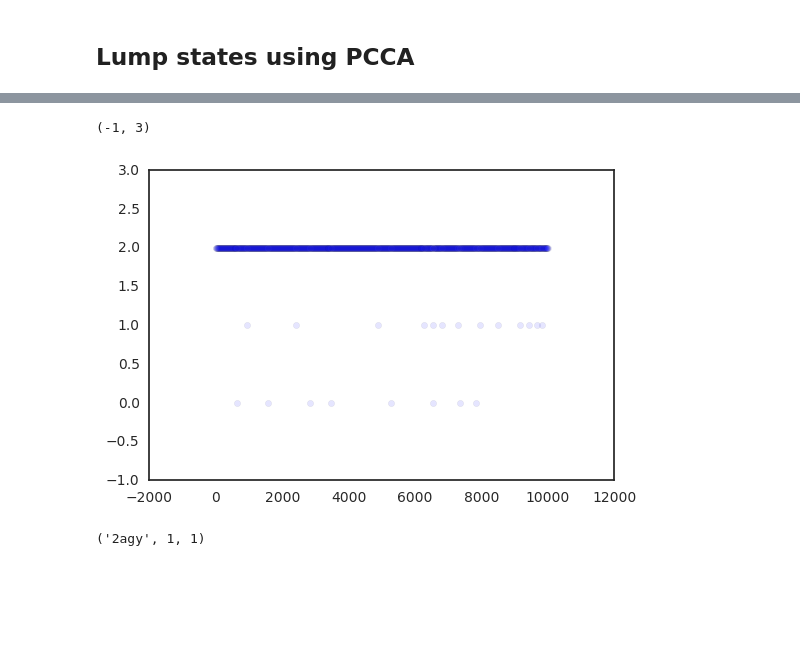
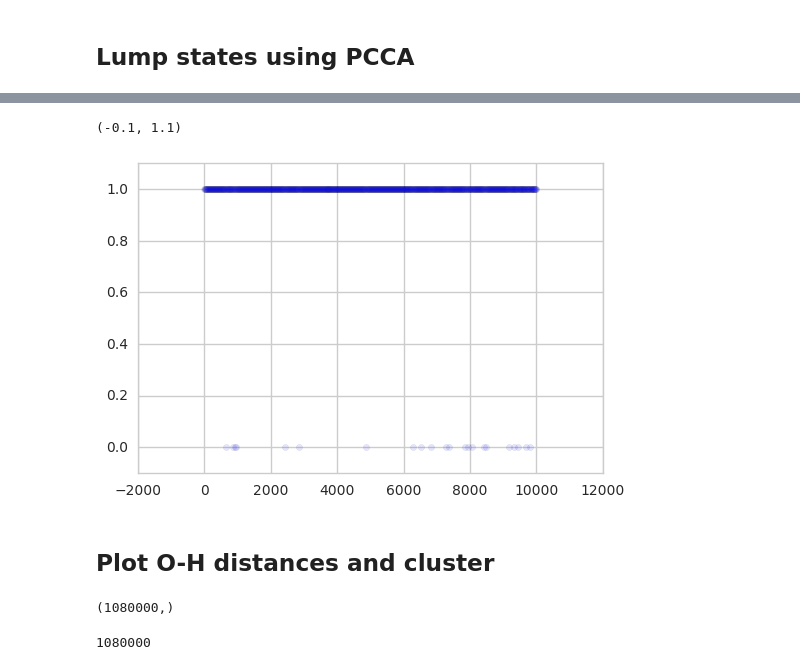
Before and after one commit to RobertArbon/AADH_Analysis, a Jupyter notebook: Amber_Production_Models/Internal Coords MSM.ipynb, the cells around one changed output, grey strips where cells are left out. Cells and saved outputs as stored; diff of their text form; code cells hidden in the pictures; blank space fills up the shorter version.

Commit message:
Got figures

```diff
--- a/Amber_Production_Models/Internal Coords MSM.ipynb
+++ b/Amber_Production_Models/Internal Coords MSM.ipynb
@@ -197,5 +320,5 @@ ax[1].plot(lags*to_ns, tscales.T[1])
 # %%
-msm = MarkovStateModel(n_timescales=3, lag_time=int(70/to_ns))
+msm = MarkovStateModel(n_timescales=1, lag_time=int(50/to_ns))
 msm.fit(ctrajs)
 # %% [output]
 MSM contains 1 strongly connected component above weight=0.00. Component 0 selected, with population 100.000000%
@@ -206,7 +329,7 @@ MarkovStateModel(ergodic_cutoff='on', lag_time=7000, n_timescales=3,
 ## Lump states using PCCA
 # %%
 from msmbuilder.lumping import PCCAPlus
-pcca = PCCAPlus.from_msm(msm, n_macrostates=3)
+pcca = PCCAPlus.from_msm(msm, n_macrostates=2)
 macro_trajs = pcca.transform(ctrajs, mode='fill')
 # %% [output]
 Optimization terminated successfully.
@@ -236,38 +338,0 @@ Optimization terminated successfully.
-# %%
-# histogram data
-cols = sns.color_palette('colorblind', 3)
-z,x,y = np.histogram2d(txx[:,0],txx[:,1], bins=100)
-z = z+0.01
-# compute free energies
-F = -np.log(z)
-# contour plot
-print(F.min())
-print(F.max())
-extent = [-1, 1, -0.5, 1]
-conts = 30
-with sns.plotting_context('notebook', font_scale=2):
-    sns.set_style('white')
-    plt.contourf(F.T, conts, cmap='viridis_r', extent=extent)
-    plt.contour(F.T, conts, extent=extent)
-
-    plt.xlabel('tICA 1')
-    plt.ylabel('tICA 2')
-    plt.tick_params(
-        axis='both',          # changes apply to the x-axis
-        which='both',      # both major and minor ticks are affected
-        bottom='off',      # ticks along the bottom edge are off
-        top='off',
-        left='off',
-        labelbottom='off',
-        labelleft='off')
-# Accent, Accent_r, Blues, Blues_r, BrBG, BrBG_r, BuGn, BuGn_r, BuPu, BuPu_r, CMRmap, CMRmap_r, Dark2, Dark2_r, GnBu, GnBu_r, Greens, Greens_r, Greys, Greys_r, OrRd, OrRd_r, Oranges, Oranges_r, PRGn, PRGn_r, Paired, Paired_r, Pastel1, Pastel1_r, Pastel2, Pastel2_r, PiYG, PiYG_r, PuBu, PuBuGn, PuBuGn_r, PuBu_r, PuOr, PuOr_r, PuRd, PuRd_r, Purples, Purples_r, RdBu, RdBu_r, RdGy, RdGy_r, RdPu, RdPu_r, RdYlBu, RdYlBu_r, RdYlGn, RdYlGn_r, Reds, Reds_r, Set1, Set1_r, Set2, Set2_r, Set3, Set3_r, Spectral, Spectral_r, Wistia, Wistia_r, YlGn, YlGnBu, YlGnBu_r, YlGn_r, YlOrBr, YlOrBr_r, YlOrRd, YlOrRd_r, afmhot, afmhot_r, autumn, autumn_r, binary, binary_r, bone, bone_r, brg, brg_r, bwr, bwr_r, cool, cool_r, coolwarm, coolwarm_r, copper, copper_r, cubehelix, cubehelix_r, flag, flag_r, gist_earth, gist_earth_r, gist_gray, gist_gray_r, gist_heat, gist_heat_r, gist_ncar, gist_ncar_r, gist_rainbow, gist_rainbow_r, gist_stern, gist_stern_r, gist_yarg, gist_yarg_r, gnuplot, gnuplot2, gnuplot2_r, gnuplot_r, gray, gray_r, hot, hot_r, hsv, hsv_r, inferno, inferno_r, jet, jet_r, magma, magma_r, nipy_spectral, nipy_spectral_r, ocean, ocean_r, pink, pink_r, plasma, plasma_r, prism, prism_r, rainbow, rainbow_r, seismic, seismic_r, spectral, spectral_r, spring, spring_r, summer, summer_r, terrain, terrain_r, viridis, viridis_r, winter, winter_r
-plt.scatter(cluster.cluster_centers_[msm.state_labels_, 0],
-            cluster.cluster_centers_[msm.state_labels_, 1],
-            s=100,
-            c=pcca.microstate_mapping_,
-            zorder=3, alpha=0.6, cmap='Spectral'
-           )
-plt.xlim((-1,1))
-plt.ylim((-0.5,1))
-
-plt.savefig('FreeEnergy2D.pdf')
@@ -278,11 +339,14 @@ plt.savefig('FreeEnergy2D.pdf')
 # %%
 trajn = 1
 plt.scatter(np.arange(macro_trajs[trajn].shape[0])[::10],macro_trajs[trajn][::10], alpha=0.1)
-plt.ylim((-1,3))
+plt.ylim((-0.1,1.1))
 # %% [output]
-(-1, 3)
+(-0.1, 1.1)
-[figure, old version]
+[figure, new version]
-# %%
-meta.index[0]
-# %% [output]
-('2agy', 1, 1)
+# %% [markdown]
+## Plot O-H distances and cluster
+# %%
+macro = np.concatenate(macro_trajs)
+macro.shape
+# %% [output]
+(1080000,)
@@ -289 +355,5 @@ meta.index[0]
+# %%
+total_traj.n_frames
+# %% [output]
+1080000
 # %%
```
Also changed, not shown: parts of 20 cells of this notebook.
